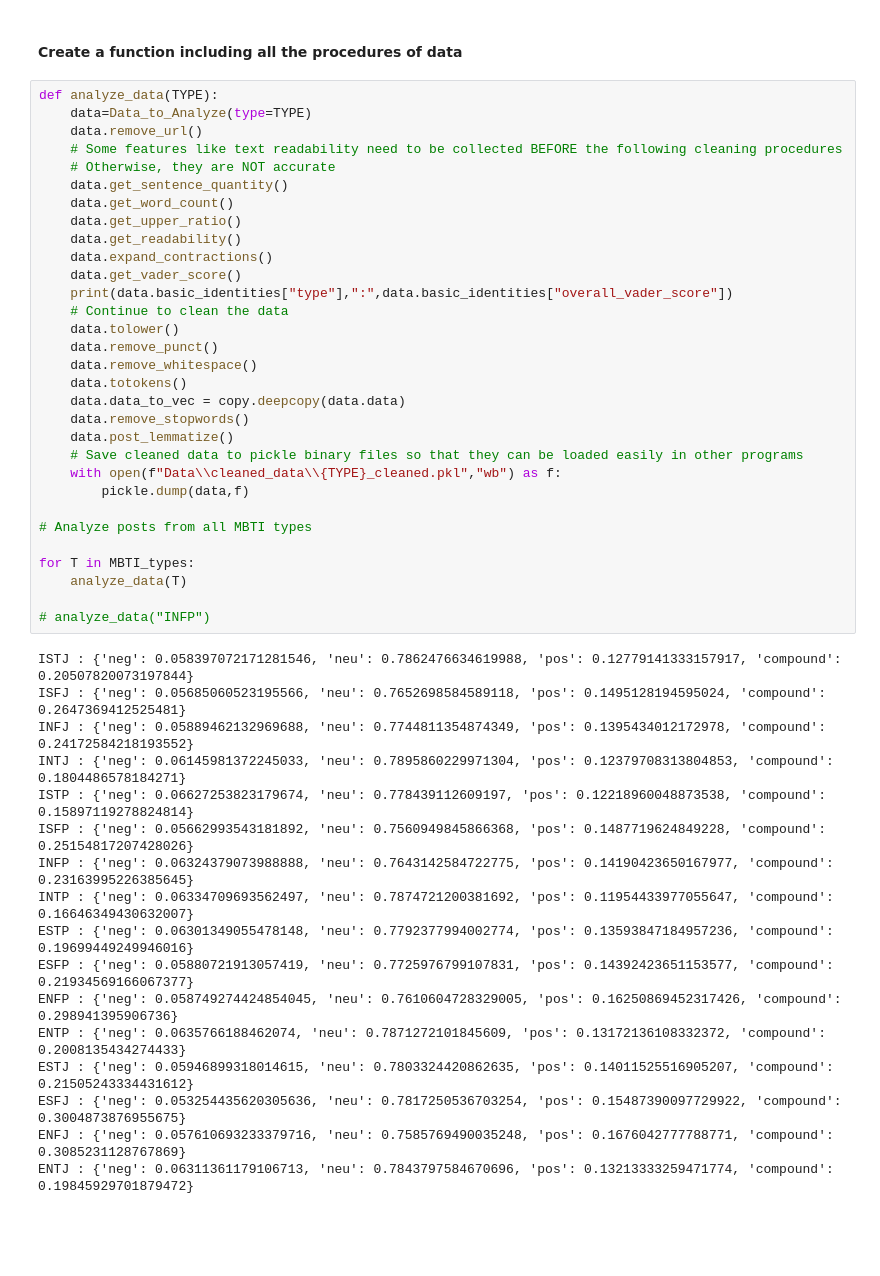
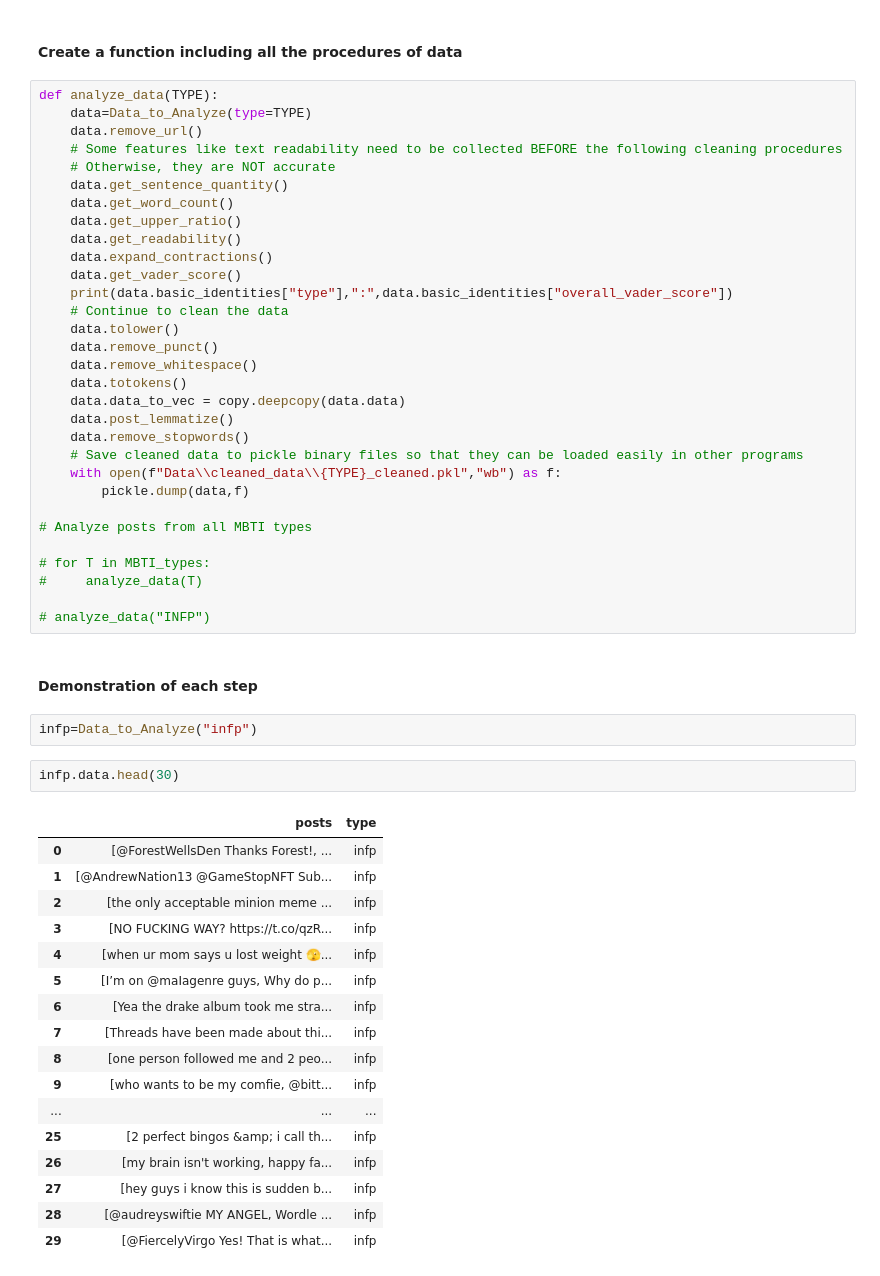
Before and after one commit to DominicMin/Intro_to_DS_Assignment, a Jupyter notebook: py_Code/data_clean.ipynb, the cells around one changed output. Drawn from its saved outputs; the diff is of its cells as text; blank space fills up the shorter version.

```diff
--- a/py_Code/data_clean.ipynb
+++ b/py_Code/data_clean.ipynb
@@ -358,32 +447,39 @@ def analyze_data(TYPE):
     data.remove_whitespace()
     data.totokens()
     data.data_to_vec = copy.deepcopy(data.data)
+    data.post_lemmatize()
     data.remove_stopwords()
-    data.post_lemmatize()
     # Save cleaned data to pickle binary files so that they can be loaded easily in other programs
     with open(f"Data\\cleaned_data\\{TYPE}_cleaned.pkl","wb") as f:
         pickle.dump(data,f)
 
 # Analyze posts from all MBTI types
 
-for T in MBTI_types:
-    analyze_data(T)
+# for T in MBTI_types:
+#     analyze_data(T)
 
 # analyze_data("INFP")
-# %% [output]
-ISTJ : {'neg': 0.058397072171281546, 'neu': 0.7862476634619988, 'pos': 0.12779141333157917, 'compound': 0.20507820073197844}
-ISFJ : {'neg': 0.05685060523195566, 'neu': 0.7652698584589118, 'pos': 0.1495128194595024, 'compound': 0.2647369412525481}
-INFJ : {'neg': 0.05889462132969688, 'neu': 0.7744811354874349, 'pos': 0.1395434012172978, 'compound': 0.24172584218193552}
-INTJ : {'neg': 0.06145981372245033, 'neu': 0.7895860229971304, 'pos': 0.12379708313804853, 'compound': 0.1804486578184271}
-ISTP : {'neg': 0.06627253823179674, 'neu': 0.778439112609197, 'pos': 0.12218960048873538, 'compound': 0.15897119278824814}
-ISFP : {'neg': 0.05662993543181892, 'neu': 0.7560949845866368, 'pos': 0.1487719624849228, 'compound': 0.25154817207428026}
-INFP : {'neg': 0.06324379073988888, 'neu': 0.7643142584722775, 'pos': 0.14190423650167977, 'compound': 0.23163995226385645}
-INTP : {'neg': 0.06334709693562497, 'neu': 0.7874721200381692, 'pos': 0.11954433977055647, 'compound': 0.16646349430632007}
-ESTP : {'neg': 0.06301349055478148, 'neu': 0.7792377994002774, 'pos': 0.13593847184957236, 'compound': 0.19699449249946016}
-ESFP : {'neg': 0.05880721913057419, 'neu': 0.7725976799107831, 'pos': 0.14392423651153577, 'compound': 0.21934569166067377}
-ENFP : {'neg': 0.058749274424854045, 'neu': 0.7610604728329005, 'pos': 0.16250869452317426, 'compound': 0.298941395906736}
-ENTP : {'neg': 0.0635766188462074, 'neu': 0.7871272101845609, 'pos': 0.13172136108332372, 'compound': 0.2008135434274433}
-ESTJ : {'neg': 0.05946899318014615, 'neu': 0.7803324420862635, 'pos': 0.14011525516905207, 'compound': 0.21505243334431612}
-ESFJ : {'neg': 0.053254435620305636, 'neu': 0.7817250536703254, 'pos': 0.15487390097729922, 'compound': 0.3004873876955675}
-ENFJ : {'neg': 0.057610693233379716, 'neu': 0.7585769490035248, 'pos': 0.1676042777788771, 'compound': 0.3085231128767869}
-ENTJ : {'neg': 0.06311361179106713, 'neu': 0.7843797584670696, 'pos': 0.13213333259471774, 'compound': 0.19845929701879472}
+# %% [markdown]
+#### Demonstration of each step
+# %%
+infp=Data_to_Analyze("infp")
+# %%
+infp.data.head(30)
+# %% [output]
+|  | posts | type |
+| 0 | [@ForestWellsDen Thanks Forest!, ... | infp |
+| 1 | [@AndrewNation13 @GameStopNFT Sub... | infp |
+| 2 | [the only acceptable minion meme ... | infp |
+| 3 | [NO FUCKING WAY? https://t.co/qzR... | infp |
+| 4 | [when ur mom says u lost weight 🫣... | infp |
+| 5 | [I’m on @maIagenre guys, Why do p... | infp |
+| 6 | [Yea the drake album took me stra... | infp |
+| 7 | [Threads have been made about thi... | infp |
+| 8 | [one person followed me and 2 peo... | infp |
+| 9 | [who wants to be my comfie, @bitt... | infp |
+| ... | ... | ... |
+| 25 | [2 perfect bingos &amp; i call th... | infp |
+| 26 | [my brain isn't working, happy fa... | infp |
+| 27 | [hey guys i know this is sudden b... | infp |
+| 28 | [@audreyswiftie MY ANGEL, Wordle ... | infp |
+| 29 | [@FiercelyVirgo Yes! That is what... | infp |
```
Also changed, not shown: parts of 16 cells of this notebook, 26 other files.
